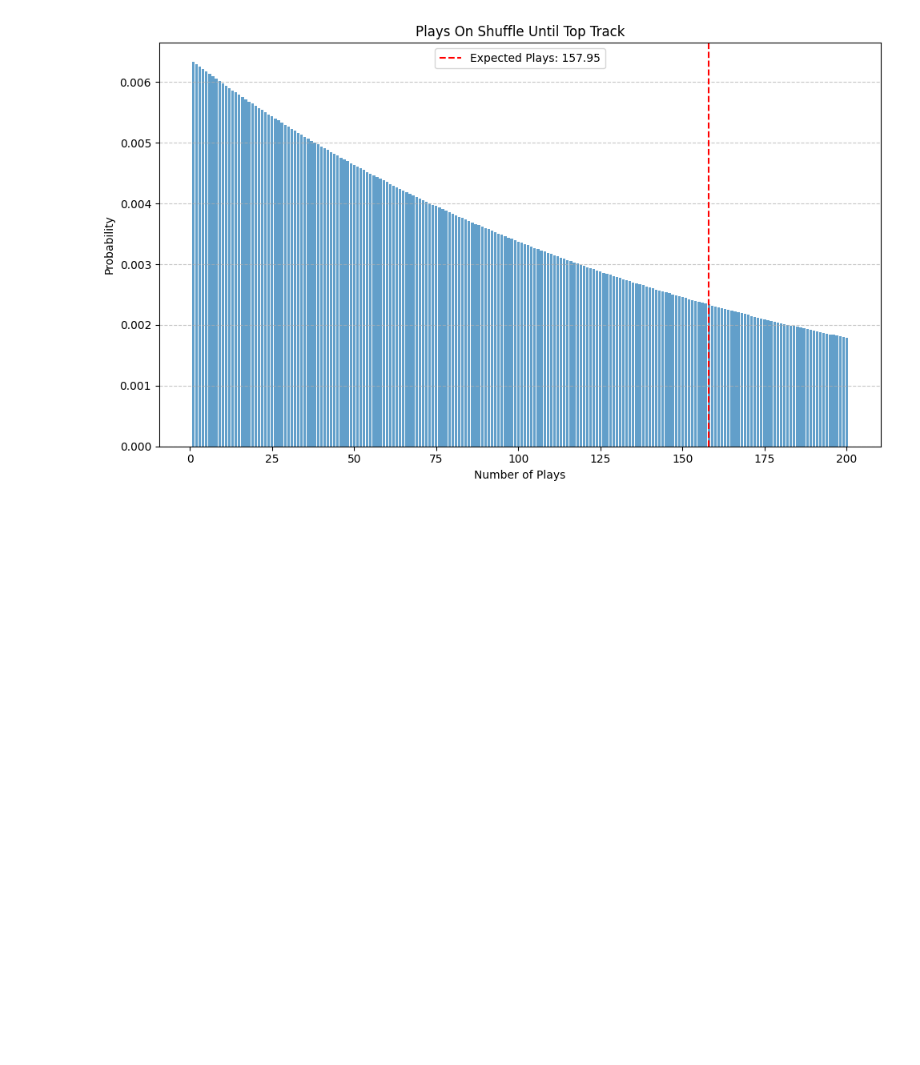
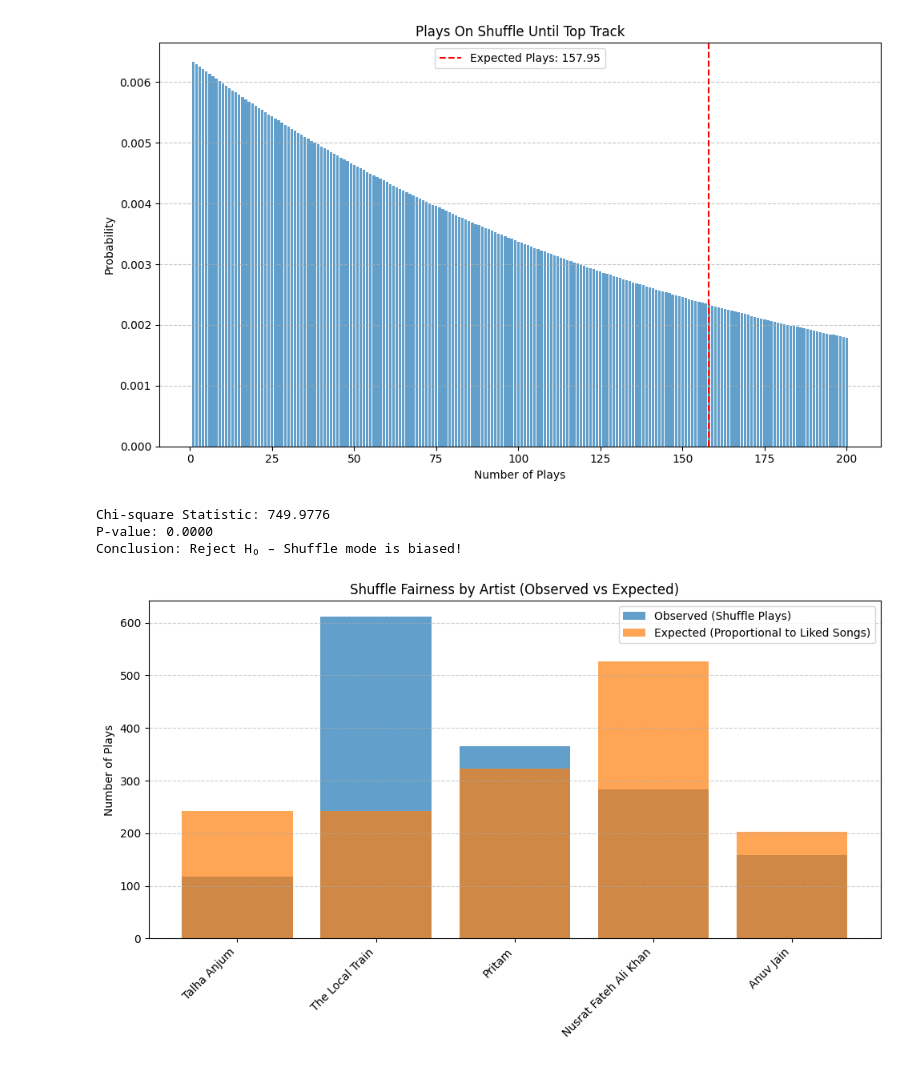
Before and after one commit to Choudhry18/Math-3320, a Jupyter notebook: final_presentation.ipynb, the cells around one changed output. Drawn from its saved outputs; the diff is of its cells as text; code cells hidden in the pictures; blank space fills up the shorter version.

Commit message:
added more data

```diff
--- a/final_presentation.ipynb
+++ b/final_presentation.ipynb
@@ -244,3 +244,72 @@ Top track plays in history: 88
 Estimated probability of hearing top track (p): 0.0063
 Expected number of plays until hearing the top track: 157.95
 [figure]
+# %%
+from scipy.stats import chisquare
+
+
+top_artists = wrapped_data['topArtists']['topArtists']
+top_artist_uris = set(["The Local Train", "Anuv Jain", "Pritam", "Nusrat Fateh Ali Khan", "Talha Anjum"])
+
+# 2. Count number of liked songs per top artist
+artist_song_counts = Counter()
+for track in your_library_data['tracks']:  # Assuming your_library_data has this structure
+    artist_uri = track.get('artist')
+    if artist_uri in top_artist_uris:
+        artist_song_counts[artist_uri] += 1
+
+# 3. Extract shuffle plays from streaming data (observed plays)
+observed_plays = Counter()
+for play in streaming_data:
+    if play.get('shuffle') and play.get('master_metadata_album_artist_name'):
+        artist_uri = play.get('master_metadata_album_artist_name')  # Replace with actual field if different
+        if artist_uri in top_artist_uris:
+            observed_plays[artist_uri] += 1
+
+# 4. Prepare data for Chi-square test
+expected_freqs = []
+observed_freqs = []
+
+total_songs = sum(artist_song_counts.values())
+total_observed = sum(observed_plays.values())
+
+artist_labels = []
+
+for artist_uri in top_artist_uris:
+    expected_fraction = artist_song_counts[artist_uri] / total_songs
+    expected_count = expected_fraction * total_observed
+    observed_count = observed_plays.get(artist_uri, 0)
+
+    expected_freqs.append(expected_count)
+    observed_freqs.append(observed_count)
+
+    artist_labels.append(artist_uri)  # Use artist names if available
+
+# 5. Chi-square test
+chi2_stat, p_value = chisquare(f_obs=observed_freqs, f_exp=expected_freqs)
+
+print(f"Chi-square Statistic: {chi2_stat:.4f}")
+print(f"P-value: {p_value:.4f}")
+
+if p_value < 0.05:
+    print("Conclusion: Reject H₀ – Shuffle mode is biased!")
+else:
+    print("Conclusion: Fail to reject H₀ – Shuffle mode appears fair.")
+
+# 6. Visualization
+x = range(len(artist_labels))
+plt.figure(figsize=(10,6))
+plt.bar(x, observed_freqs, label='Observed (Shuffle Plays)', alpha=0.7)
+plt.bar(x, expected_freqs, label='Expected (Proportional to Liked Songs)', alpha=0.7)
+plt.xticks(x, artist_labels, rotation=45, ha='right')
+plt.ylabel('Number of Plays')
+plt.title('Shuffle Fairness by Artist (Observed vs Expected)')
+plt.legend()
+plt.tight_layout()
+plt.grid(axis='y', linestyle='--', alpha=0.6)
+plt.show()
+# %% [output]
+Chi-square Statistic: 749.9776
+P-value: 0.0000
+Conclusion: Reject H₀ – Shuffle mode is biased!
+[figure, added]
```
